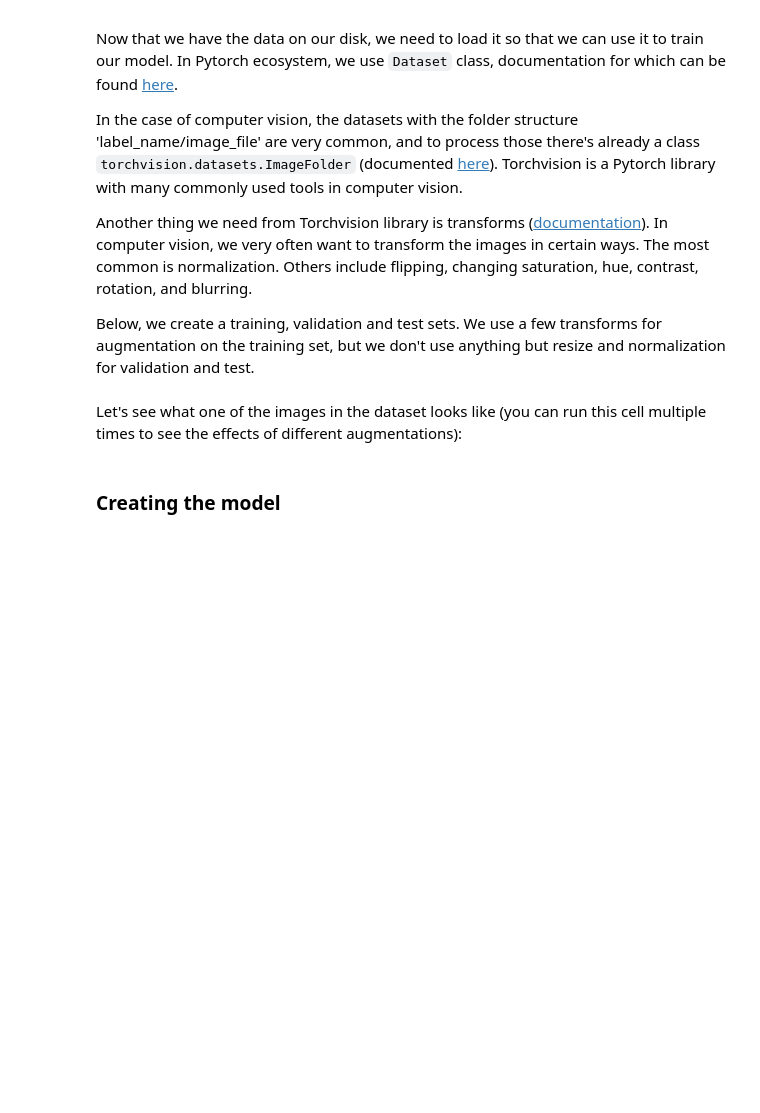
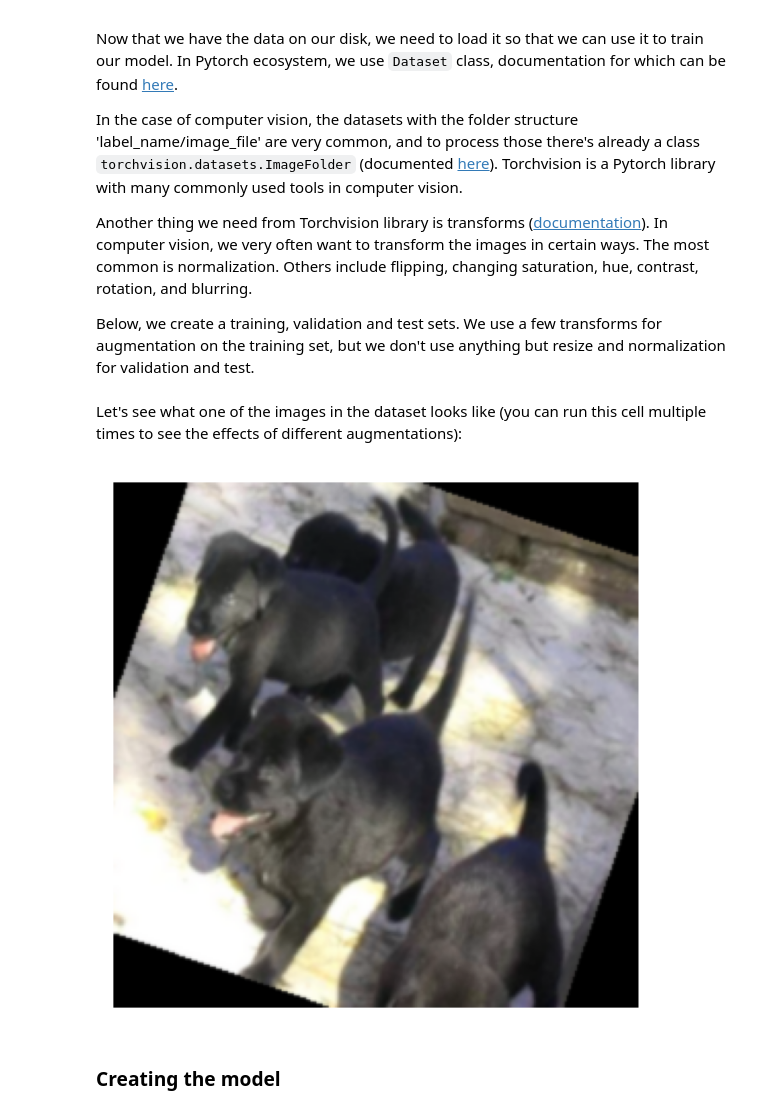
Before and after one commit to BlueBlazin/NYU-DLSP21, a Jupyter notebook: homework2/hw2_cnn.ipynb, the cells around one changed output. Saved outputs shown, nothing was run; the diff lists cells and outputs as text; code cells hidden in the pictures; blank space fills up the shorter version.

```diff
--- a/homework2/hw2_cnn.ipynb
+++ b/homework2/hw2_cnn.ipynb
@@ -73,13 +107,15 @@ Let's see what one of the images in the dataset looks like (you can run this cel
 # %%
 from matplotlib import pyplot as plt
 plt.rcParams['figure.dpi'] = 200 # change dpi to make plots bigger
 
 def show_normalized_image(img, title=None):
   plt.imshow(unnormalize(img).detach().cpu().permute(1, 2, 0))
   plt.title(title)
   plt.axis('off')
 
-show_normalized_image(train_dataset[10][0])
+show_normalized_image(train_dataset[1100][0])
+# %% [output]
+[figure, added]
 # %% [markdown]
 ### Creating the model
 # %% [markdown]
```
Also changed, not shown: parts of 7 cells of this notebook, 2 other files.
